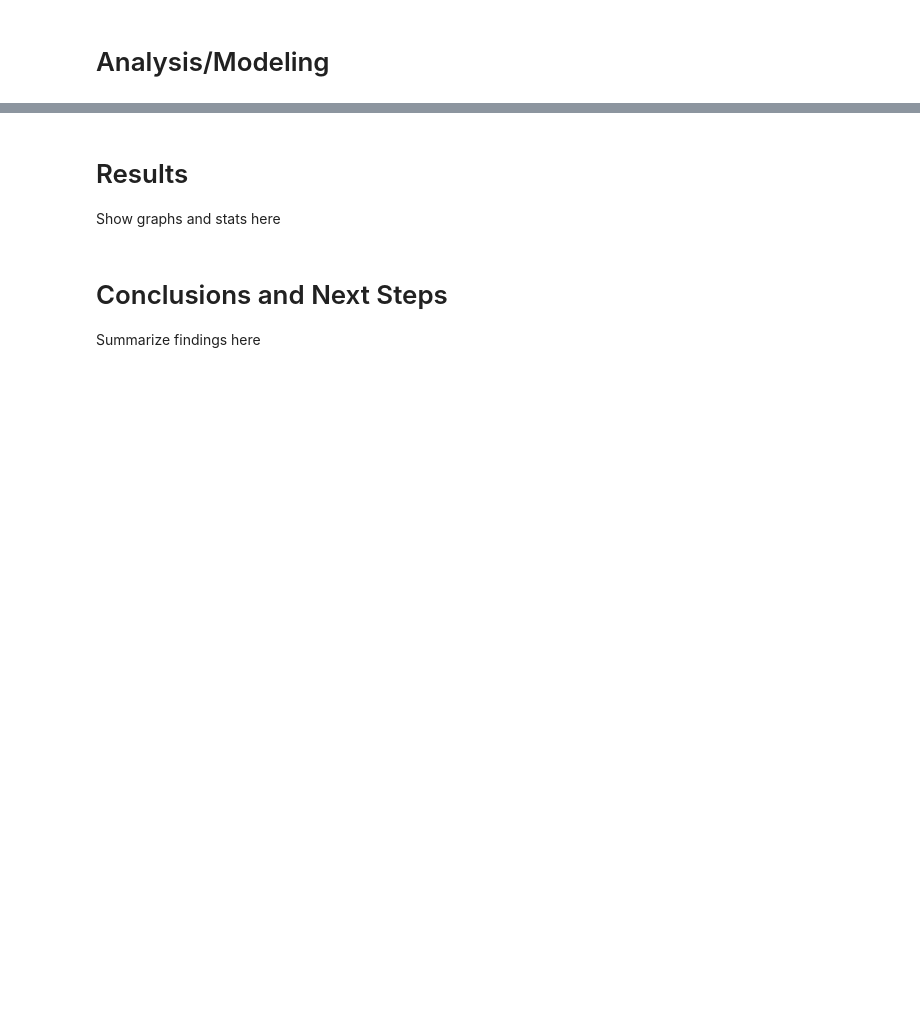
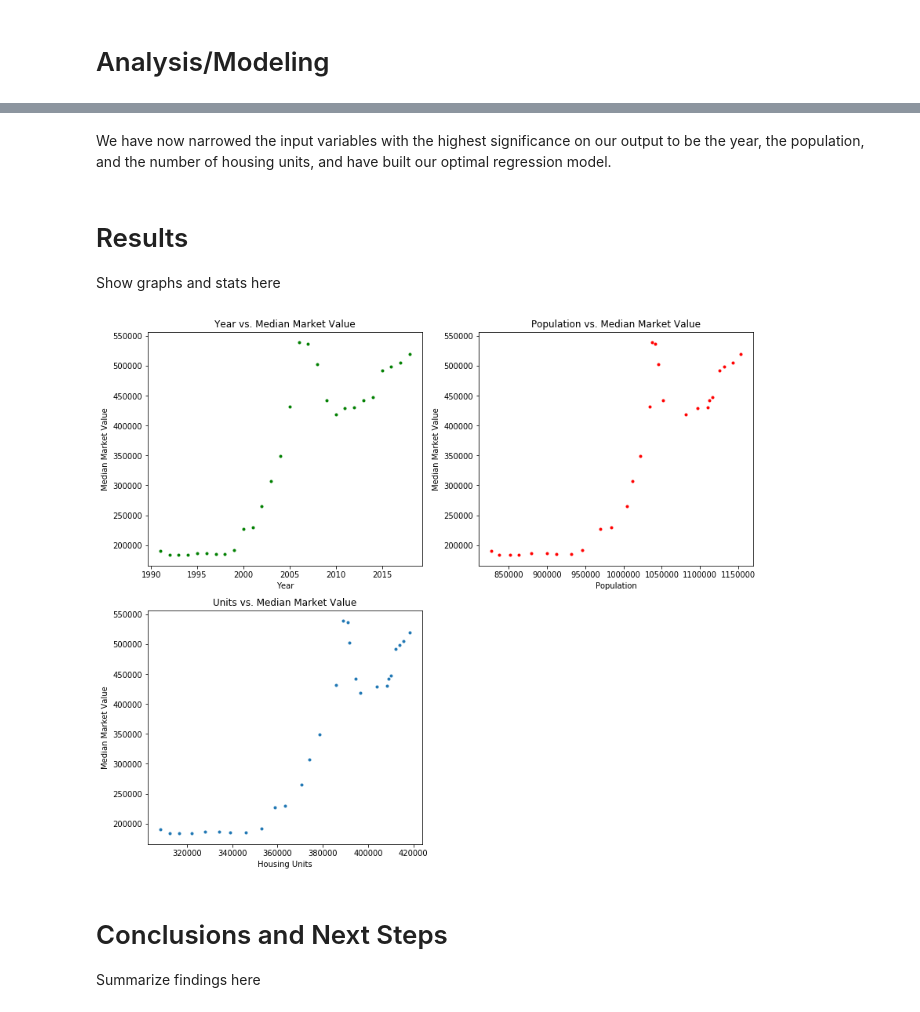
Before and after one commit to rahbar227/Fairfax-County-Housing, a Jupyter notebook: Fairfax_County_Housing_Predictions.ipynb, the cells around one changed output, grey strips where cells are left out. Cells and saved outputs as stored; diff of their text form; code cells hidden in the pictures; blank space fills up the shorter version.

```diff
--- a/Fairfax_County_Housing_Predictions.ipynb
+++ b/Fairfax_County_Housing_Predictions.ipynb
@@ -91,0 +124,10 @@ y_pred = lin_reg.predict(X_test)
+# %%
+import statsmodels.formula.api as sm
+
+# Appending constant term
+X = np.append(arr=np.ones((28, 1)).astype(int), values=X, axis=1)
+
+# Model with all input variables
+optim_X = X[:, [0, 1, 2, 3, 4, 5]]
+reg_OLS = sm.OLS(endog=y, exog=optim_X).fit()
+reg_OLS.summary()
@@ -92,6 +223,39 @@ y_pred = lin_reg.predict(X_test)
+# %% [markdown]
+We have now narrowed the input variables with the highest significance on our output to be the year, the population, and the number of housing units, and have built our optimal regression model.
 # %% [markdown]
 # Results
 Show graphs and stats here
+# %%
+%matplotlib inline
+
+fig = plt.figure(figsize=(12, 10))
+plt.subplots_adjust(left=0.125, right=1.0, bottom=0.3,
+                    top=0.9, wspace=2.0, hspace=3.0)
+
+# Year vs. Market Value
+ax1 = fig.add_subplot(221)
+plt.scatter(X[:, 1], y, c='g', marker='.')
+plt.title('Year vs. Median Market Value')
+plt.xlabel('Year')
+plt.ylabel('Median Market Value')
+
+# Population vs. Market Value
+ax2 = fig.add_subplot(222)
+plt.scatter(X[:, 2], y, c='r', marker='.')
+plt.title('Population vs. Median Market Value')
+plt.xlabel('Population')
+plt.ylabel('Median Market Value')
+
+# Units vs. Market Value
+ax4 = fig.add_subplot(223)
+plt.scatter(X[:, 4], y, marker='.')
+plt.title('Units vs. Median Market Value')
+plt.xlabel('Housing Units')
+plt.ylabel('Median Market Value')
+
+plt.tight_layout(pad=1, w_pad=1, h_pad=1);
+# %% [output]
+[figure, added]
 # %% [markdown]
 # Conclusions and Next Steps
 Summarize findings here
```
Also changed, not shown: parts of 13 cells of this notebook.
